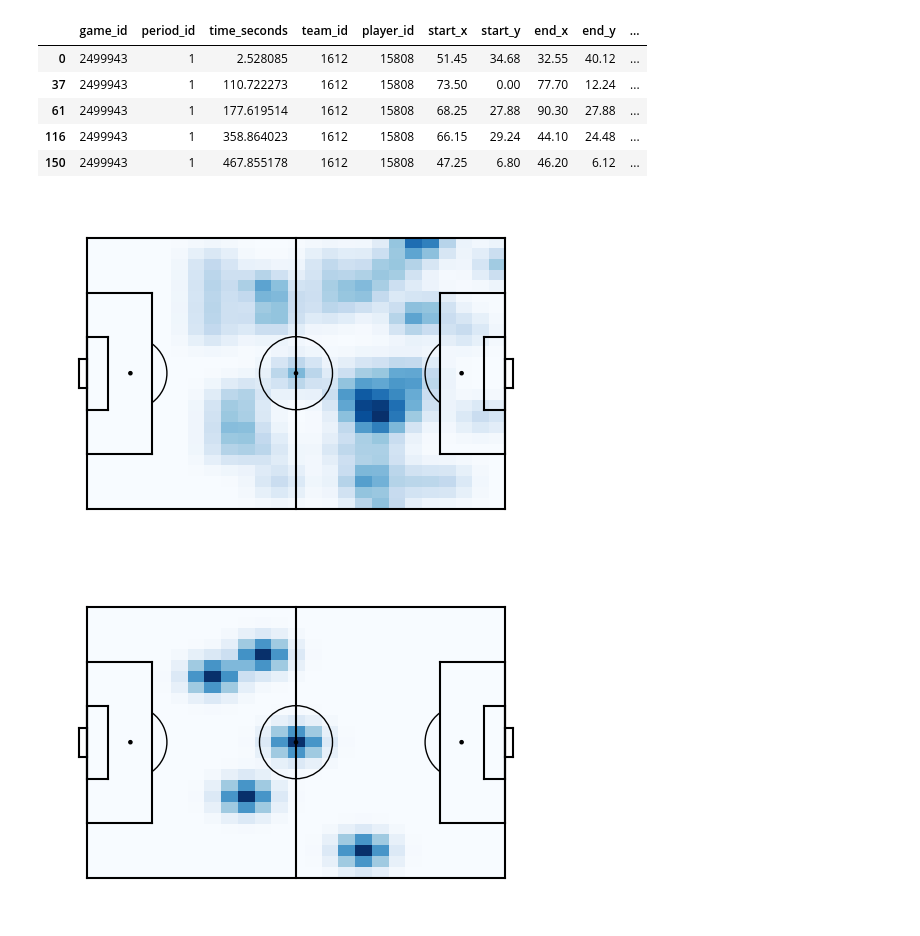
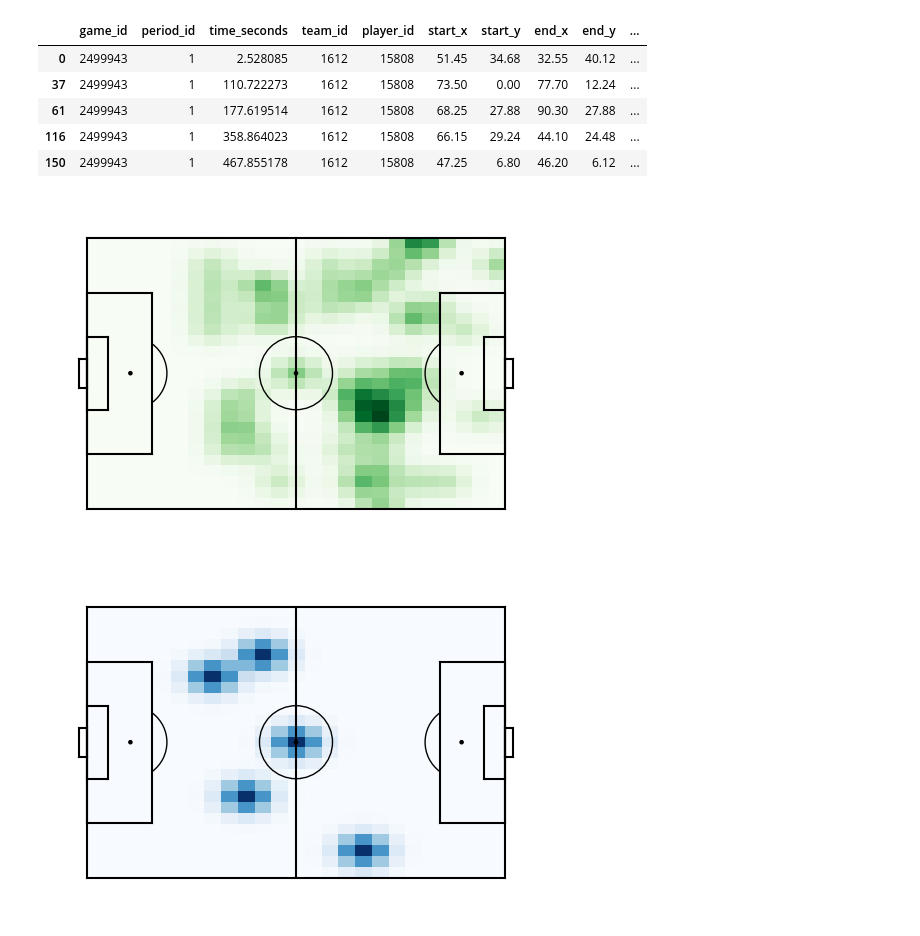
Before and after one commit to paduathiago/Data-Science-Applied-to-Soccer, a Jupyter notebook: Activities/ativ_3.ipynb, the cells around one changed output. Saved outputs shown, nothing was run; the diff lists cells and outputs as text; code cells hidden in the pictures.

```diff
--- a/Activities/ativ_3.ipynb
+++ b/Activities/ativ_3.ipynb
@@ -240,14 +225,14 @@ firmino.head()
 | 116 | 2499943 | 1 | 358.864023 | 1612 | 15808 | 66.15 | 29.24 | 44.10 | 24.48 | ... |
 | 150 | 2499943 | 1 | 467.855178 | 1612 | 15808 | 47.25 | 6.80 | 46.20 | 6.12 | ... |
 # %%
-def plot_heatmap(player_df: pd.DataFrame,):
+def plot_heatmap(player_df: pd.DataFrame, cmap = 'Blues'):
     hm = matplotsoccer.count(player_df.start_x, player_df.start_y, n=25, m=25) # Construct a 25x25 heatmap from x,y-coordinates
     hm = ndimage.gaussian_filter(hm, 1) # blur the heatmap
-    matplotsoccer.heatmap(hm) # plot the heatmap
-
-plot_heatmap(firmino)
+    matplotsoccer.heatmap(hm, cmap=cmap) # plot the heatmap
-# %% [output]
-[figure, removed]
+# %%
+plot_heatmap(firmino, cmap = 'Greens')
+# %% [output]
+[figure, added]
 # %%
 firmino['type'].unique()
 defensive_actions = ['interception', 'tackle']
```
Also changed, not shown: parts of 7 cells of this notebook.
